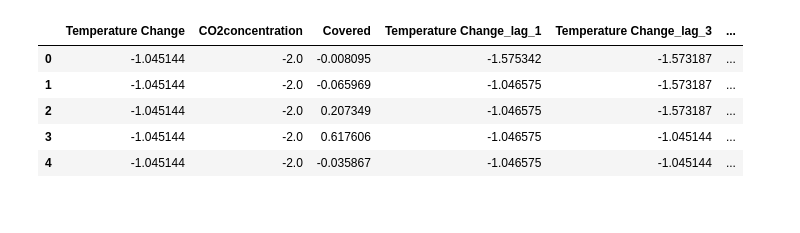
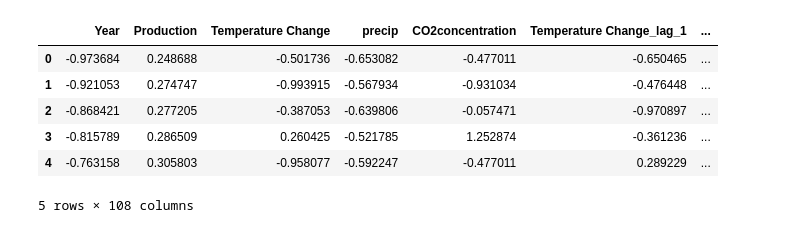
Before and after one commit to aymanezz/Climate_Impact_Agriculture_Yield, a Jupyter notebook: notebooks/feature_engineering.ipynb, the cells around one changed output. Saved outputs shown, nothing was run; the diff lists cells and outputs as text; code cells hidden in the pictures.

```diff
--- a/notebooks/feature_engineering.ipynb
+++ b/notebooks/feature_engineering.ipynb
@@ -44,2 +100,0 @@ Index(['Area', 'Item', 'Production', 'Temperature Change', 'Indicator',
-# %%
-production.rename(columns={'Temperature Change_x': 'Temperature Change', 'Covered_y': 'Covered'}, inplace=True)
@@ -50,9 +118,9 @@ for lag in [1, 3, 6]:
     production[f'CO2concentration_lag_{lag}'] = production['CO2concentration'].shift(lag)
 
 # Creating interaction features
-production['Temperature Change_x_Land Cover'] = production['Temperature Change'] * production['Covered']
+production['Temperature Change_x_Precip'] = production['Temperature Change'] * production['precip']
 production['Temperature Change_x_CO2concentration'] = production['Temperature Change'] * production['CO2concentration']
-production['Land Cover_x_CO2concentration'] = production['Covered'] * production['CO2concentration']
+production['Precip_x_CO2concentration'] = production['precip'] * production['CO2concentration']
 # %%
 production.dropna(inplace = True)
 # %%
@@ -72,21 +138,21 @@ OSError: Cannot save file into a non-existent directory: 'data/final'
 # %%
-process_data_df = production[['Temperature Change', 'CO2concentration', 'Covered',
-                'Temperature Change_lag_1', 'Temperature Change_lag_3', 'Temperature Change_lag_6',
-                'CO2concentration_lag_1', 'CO2concentration_lag_3', 'CO2concentration_lag_6',
-                'Temperature Change_x_Land Cover', 'Temperature Change_x_CO2concentration',
-                'Land Cover_x_CO2concentration','Production']]
+process_data_df = production.copy()
+# %%
+# One-hot encoding for 'Area'
+process_data_df = pd.get_dummies(process_data_df, columns=['Area'], drop_first=True)
 # %%
 from sklearn.preprocessing import RobustScaler
 scaler = RobustScaler()
-process_data = scaler.fit_transform(process_data)
+process_data = scaler.fit_transform(process_data_df)
 process_data = pd.DataFrame(process_data, columns =process_data_df.columns )
 process_data.head()
 # %% [output]
-|  | Temperature Change | CO2concentration | Covered | Temperature Change_lag_1 | Temperature Change_lag_3 | ... |
-| 0 | -1.045144 | -2.0 | -0.008095 | -1.575342 | -1.573187 | ... |
-| 1 | -1.045144 | -2.0 | -0.065969 | -1.046575 | -1.573187 | ... |
-| 2 | -1.045144 | -2.0 | 0.207349 | -1.046575 | -1.573187 | ... |
-| 3 | -1.045144 | -2.0 | 0.617606 | -1.046575 | -1.045144 | ... |
-| 4 | -1.045144 | -2.0 | -0.035867 | -1.046575 | -1.045144 | ... |
+|  | Year | Production | Temperature Change | precip | CO2concentration | Temperature Change_lag_1 | ... |
+| 0 | -0.973684 | 0.248688 | -0.501736 | -0.653082 | -0.477011 | -0.650465 | ... |
+| 1 | -0.921053 | 0.274747 | -0.993915 | -0.567934 | -0.931034 | -0.476448 | ... |
+| 2 | -0.868421 | 0.277205 | -0.387053 | -0.639806 | -0.057471 | -0.970897 | ... |
+| 3 | -0.815789 | 0.286509 | 0.260425 | -0.521785 | 1.252874 | -0.361236 | ... |
+| 4 | -0.763158 | 0.305803 | -0.958077 | -0.592247 | -0.477011 | 0.289229 | ... |
+5 rows × 108 columns
 # %%
 
```
Also changed, not shown: parts of 20 cells of this notebook.
